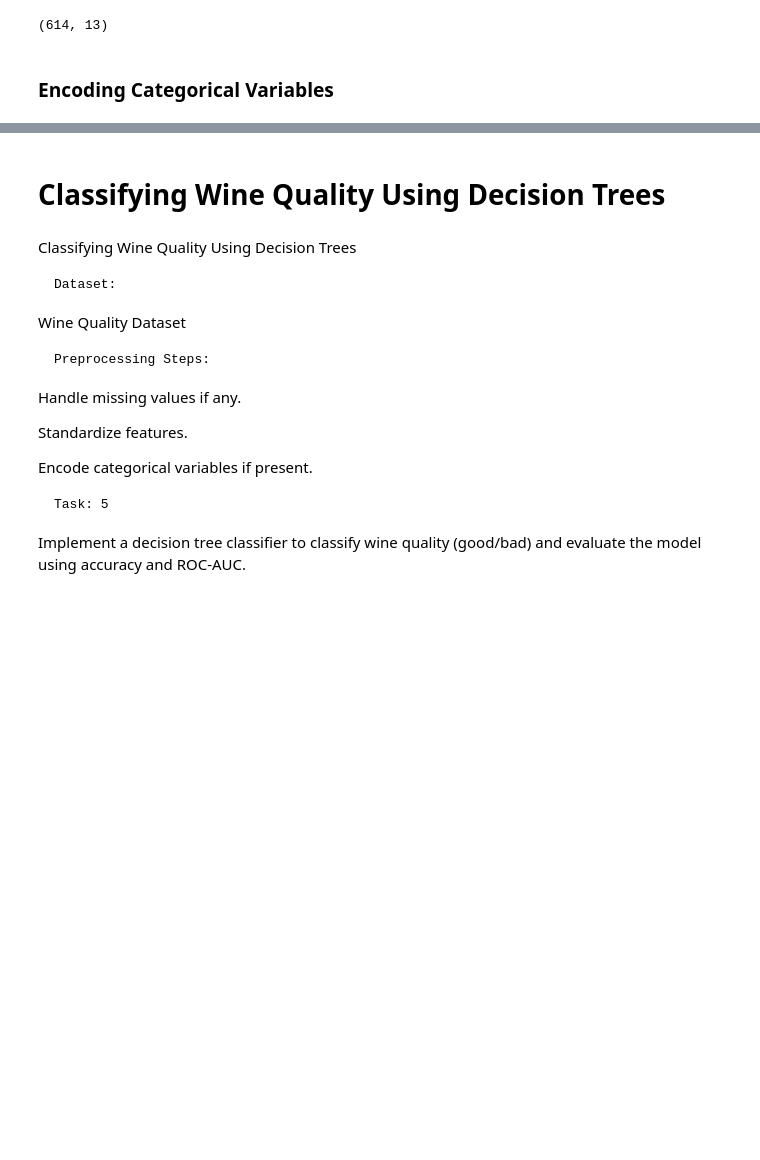
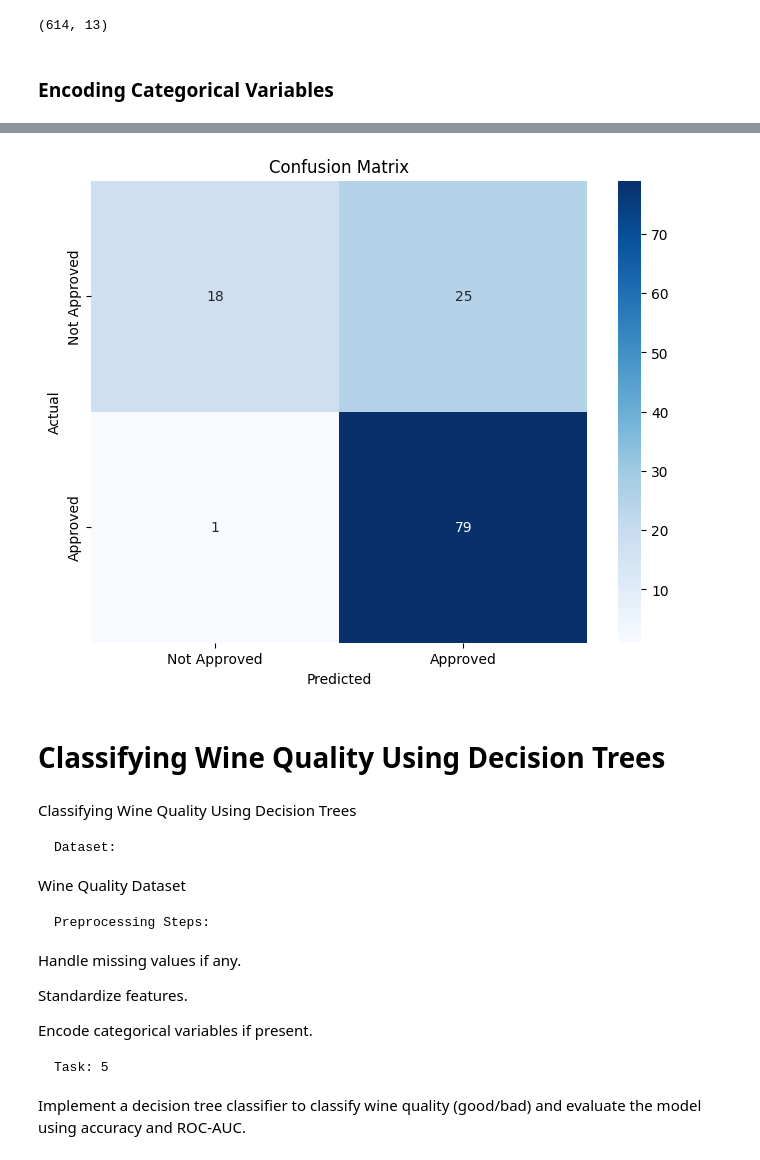
Before and after one commit to Ahmed-Islam-AI/100DaysOfBytewise, a Jupyter notebook: Solutions/Task 13 Solution/BWF_Task_13.ipynb, the cells around one changed output, grey strips where cells are left out. Cells and saved outputs as stored; diff of their text form; code cells hidden in the pictures; blank space fills up the shorter version.

```diff
--- a/Solutions/Task 13 Solution/BWF_Task_13.ipynb
+++ b/Solutions/Task 13 Solution/BWF_Task_13.ipynb
@@ -478,0 +591,5 @@ loan_df.drop('Loan_ID', axis=1, inplace=True)
+# %%
+scaler = StandardScaler()
+
+for feature in numerical_features:
+    loan_df[feature] = scaler.fit_transform(loan_df[[feature]])
@@ -478,0 +598,11 @@ loan_df.drop('Loan_ID', axis=1, inplace=True)
+# %%
+# Separating the features and target variable
+X = loan_df.drop(['Loan_Status'], axis=1)
+y = loan_df['Loan_Status']
+
+# Splitting the dataset into train and test data
+X_train, X_test, y_train, y_test = train_test_split(X, y, test_size=0.2, random_state=42)
+# %%
+# Applying the model
+lr_model = LogisticRegression()
+lr_model.fit(X_train, y_train)
@@ -478,0 +611,2 @@ loan_df.drop('Loan_ID', axis=1, inplace=True)
+# %%
+y_pred = lr_model.predict(X_test)
@@ -479,3 +626,19 @@ loan_df.drop('Loan_ID', axis=1, inplace=True)
+# %%
+from sklearn.metrics import confusion_matrix
+# Calculate the confusion matrix
+cm = confusion_matrix(y_test, y_pred)
+
+# Visualize the confusion matrix using seaborn
+plt.figure(figsize=(8, 6))
+sns.heatmap(cm, annot=True, fmt='d', cmap='Blues',
+            xticklabels=['Not Approved', 'Approved'],
+            yticklabels=['Not Approved', 'Approved'])
+plt.title('Confusion Matrix')
+plt.xlabel('Predicted')
+plt.ylabel('Actual')
+plt.show()
+# %% [output]
+[figure, added]
 # %% [markdown]
 # Classifying Wine Quality Using Decision Trees
 # %% [markdown]
```
Also changed, not shown: parts of 19 cells of this notebook.
